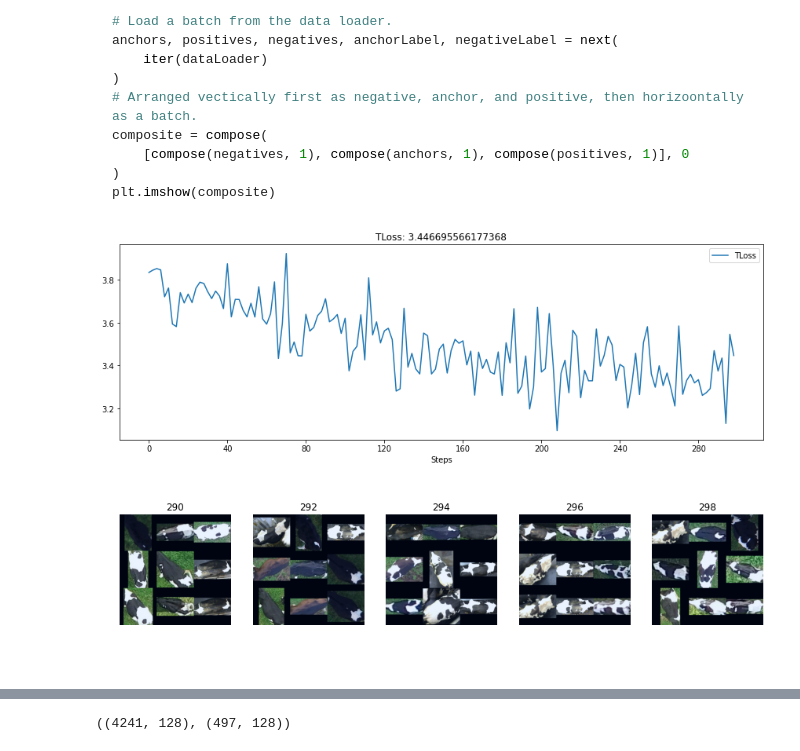
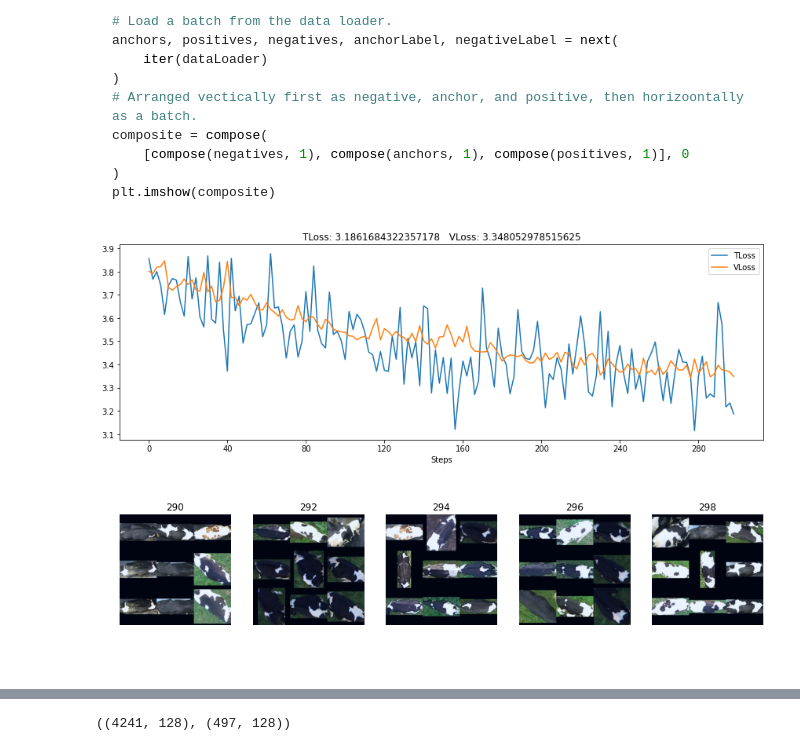
Before and after one commit to Asheeshkrsharma/Identification-OpenCows, a Jupyter notebook: evaluationV3.ipynb, the cells around one changed output, grey strips where cells are left out. Saved outputs shown, nothing was run; the diff lists cells and outputs as text; code cells hidden in the pictures.

```diff
--- a/evaluationV3.ipynb
+++ b/evaluationV3.ipynb
@@ -351,7 +365,7 @@ plt.imshow(composite)
 def evaluate(model, dataLoader, device, lossFn):
     model.eval()
     losses = []
-    for anchors, positives, negatives, anchorLabel, negativeLabel in tqdm(dataLoader):
+    for anchors, positives, negatives, anchorLabel, negativeLabel in dataLoader:
         anchors, positives, negatives, anchorLabel, negativeLabel = (
             anchors.to(device), positives.to(device), negatives.to(device),
             anchorLabel.view(len(anchorLabel)).to(device),
@@ -414,35 +428,35 @@ with tqdm(range(numEpochs), desc="Training epochs", position=0) as pbar:
 
         def closure():
           optimiser.zero_grad()
           # The forward method returns three embeddings
           negativeEMBD, anchorEMBD, positiveEMBD, prediction = model(
               negatives, anchors, positives
           )
           loss = tsl(
               negativeEMBD, anchorEMBD,
               positiveEMBD, prediction,
               torch.cat((anchorLabel, anchorLabel, negativeLabel), dim=0),
           )
           loss.backward()
           return loss
 
         loss = optimiser.step(closure)
 
         if epoch % 2 == 0:
             composite = compose(
                     [compose(negatives.cpu()[:3,], 1), compose(anchors.cpu()[:3,], 1), compose(positives.cpu()[:3,], 1)], 0
             )
             VLoss = evaluate(model, testingDataLoader, device, tsl)
             history.log(epoch, TLoss=loss.data, VLoss=VLoss, image=composite)
             model.train()
             with canvas:
-                canvas.draw_plot([history["TLoss"]])
+                canvas.draw_plot([history["TLoss"], history["VLoss"]])
                 canvas.draw_image(history["image"])
         pbar.update()
     pbar.refresh()
 # torch.save(model.state_dict(), "./trainedModel.pth")
 # %% [output]
-[figure, old version]
+[figure, new version]
 # %% [markdown]
 # Model evaluation using KNN
 
```
Also changed, not shown: parts of 6 cells of this notebook, 2 other files.
